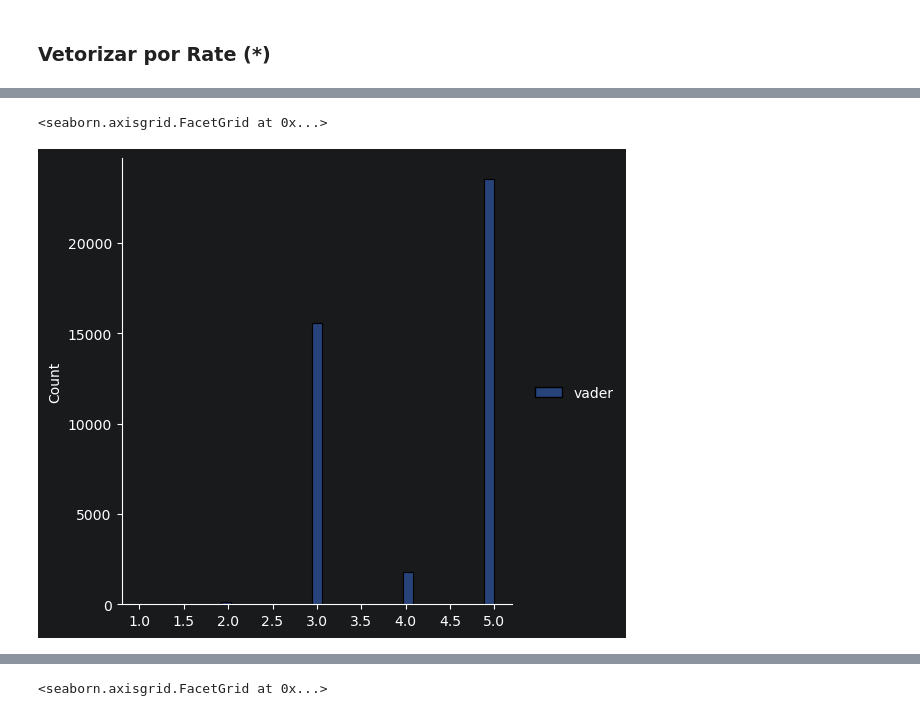
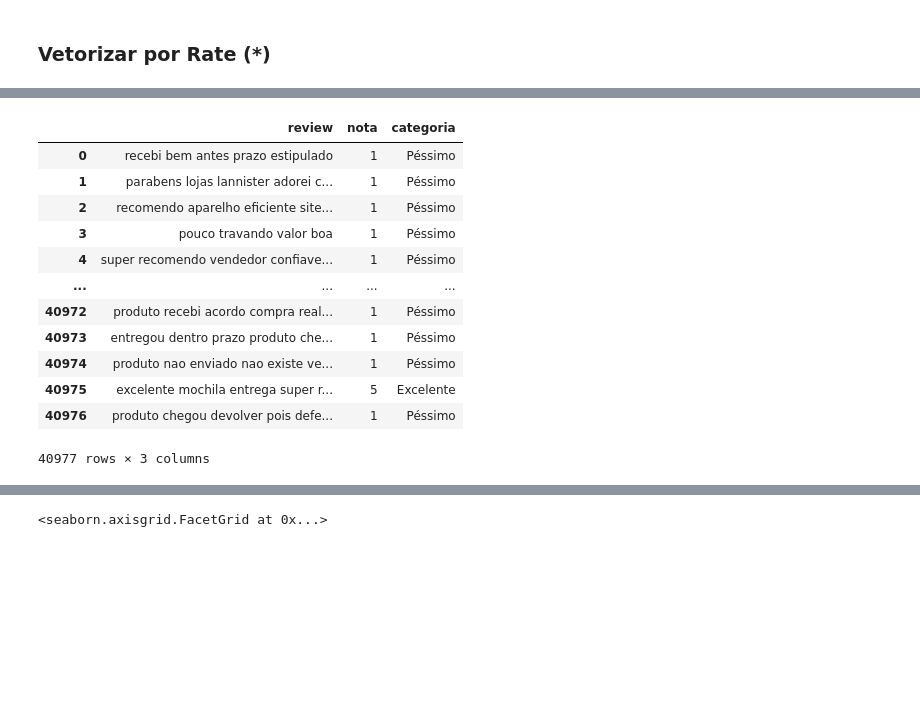
Before and after one commit to rabreu/Infnet-MIT-IA-PLN-PD_26E2_, a Jupyter notebook: Renata_Braga_de_Abreu_sistemas-cognitivos-linguagem-natural_pln.pdf.ipynb, the cells around one changed output, grey strips where cells are left out. Drawn from its saved outputs; the diff is of its cells as text; code cells hidden in the pictures; blank space fills up the shorter version.

```diff
--- a/Renata_Braga_de_Abreu_sistemas-cognitivos-linguagem-natural_pln.pdf.ipynb
+++ b/Renata_Braga_de_Abreu_sistemas-cognitivos-linguagem-natural_pln.pdf.ipynb
@@ -81,6 +76,7 @@ import numpy as np
 nltk.download('stopwords')
 
 stop_words = stopwords.words('portuguese')
+stop_words.extend(['nan'])
 # %% [output]
 [nltk_data] Downloading package stopwords to
 [nltk_data]     C:\Users\Renata\AppData\Roaming\nltk_data...
@@ -490,5 +390,16 @@ sb.displot(data=pd.DataFrame({'tf_idf': rates_tf_idf}))
-# %%
-sb.displot(data=pd.DataFrame({'vader': rates_vader}))
-# %% [output]
-<seaborn.axisgrid.FacetGrid at 0x...>
-[figure, removed]
+# %%
+pd.DataFrame(predictions_nm)
+# %% [output]
+|  | review | nota | categoria |
+| 0 | recebi bem antes prazo estipulado | 1 | Péssimo |
+| 1 | parabens lojas lannister adorei c... | 1 | Péssimo |
+| 2 | recomendo aparelho eficiente site... | 1 | Péssimo |
+| 3 | pouco travando valor boa | 1 | Péssimo |
+| 4 | super recomendo vendedor confiave... | 1 | Péssimo |
+| ... | ... | ... | ... |
+| 40972 | produto recebi acordo compra real... | 1 | Péssimo |
+| 40973 | entregou dentro prazo produto che... | 1 | Péssimo |
+| 40974 | produto nao enviado nao existe ve... | 1 | Péssimo |
+| 40975 | excelente mochila entrega super r... | 5 | Excelente |
+| 40976 | produto chegou devolver pois defe... | 1 | Péssimo |
+40977 rows × 3 columns
```
Also changed, not shown: parts of 30 cells of this notebook.
